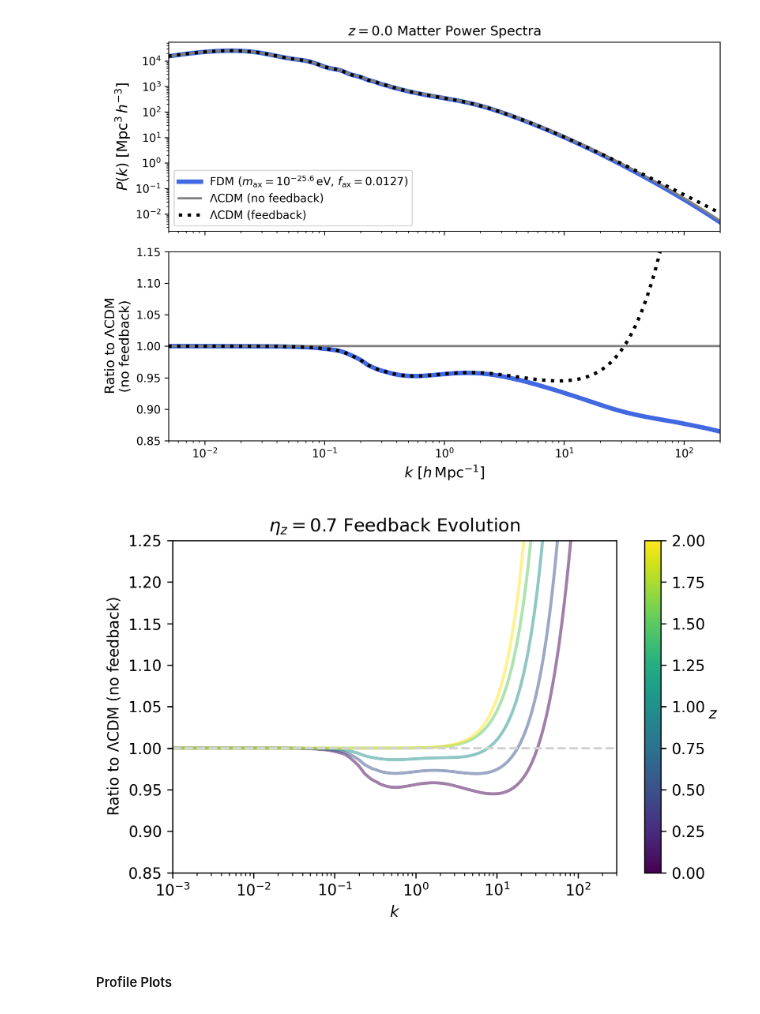
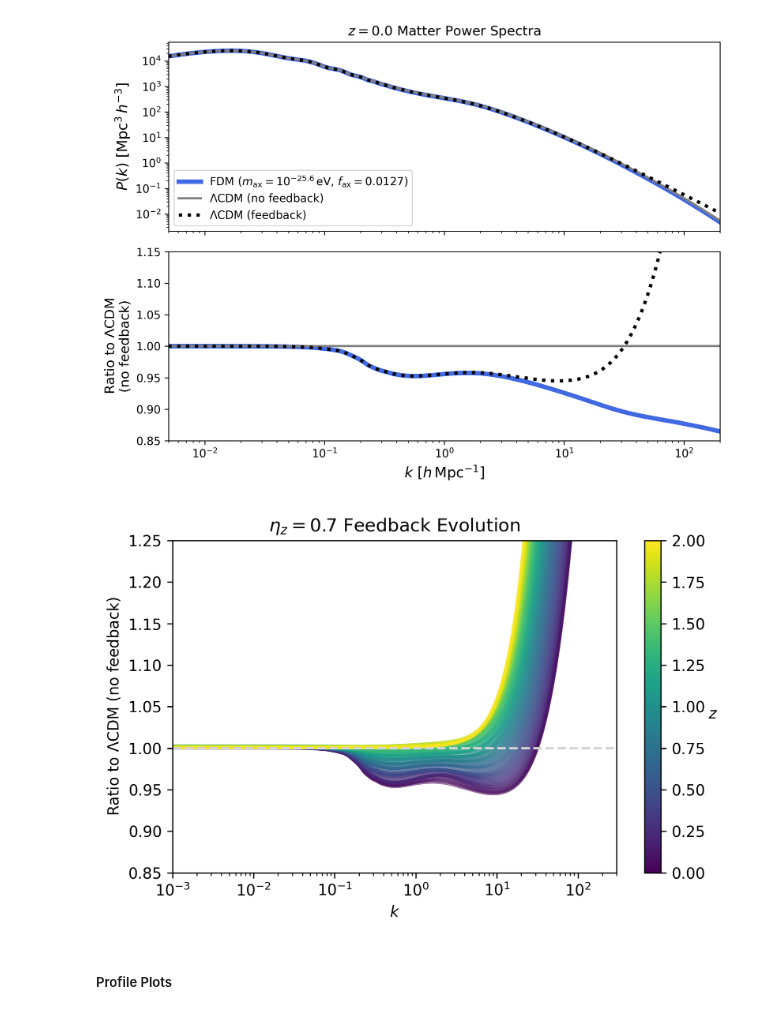
Before and after one commit to joshuaange/FeedbackMimic, a Jupyter notebook: output_plots.ipynb, the cells around one changed output. Saved outputs shown, nothing was run; the diff lists cells and outputs as text; code cells hidden in the pictures.

```diff
--- a/output_plots.ipynb
+++ b/output_plots.ipynb
@@ -93,41 +93,41 @@ etaz = 0.7
 K_ARR  = np.logspace(-6, 6, 8192)
 R_ARR  = np.logspace(-4, np.log10(1 / K_ARR.min()), 1500)
 
-#z_arr      = np.linspace(0.0, 2.0, 81)
-z_arr = [0.0,0.5,1.0,1.5,2.0]
+z_arr      = np.linspace(0.0, 2.0, 81)
+#z_arr = [0.0,0.5,1.0,1.5,2.0]
 cmap = plt.cm.viridis
 colors = cmap(np.linspace(0, 1, len(z_arr)))
 
 for z, color in zip(z_arr, colors):
     with open(f"results/halo_model/{z}_data_LCDM_full2h_preferred.pkl", "rb") as f:
         data_LCDM = pickle.load(f)
     k_arr_HMCode = data_LCDM['power_spec_dic']['k']
 
     feedback_model = f"etaz{etaz}_preferred_cooled"
-    #baryonic_profile = np.load(f"results/feedback_models/{feedback_model}/utilde_results_gamma{gamma_val}_z{z}.npy",allow_pickle=True)[()]
-    baryonic_profile = np.load(f"results/profile_matching/{feedback_model}/utilde_results_gamma{gamma_val}_25it_z{z}.npy",allow_pickle=True)[()]
+    baryonic_profile = np.load(f"results/feedback_models/{feedback_model}/utilde_results_gamma{gamma_val}_z{z}.npy",allow_pickle=True)[()]
+    #baryonic_profile = np.load(f"results/profile_matching/{feedback_model}/utilde_results_gamma{gamma_val}_25it_z{z}.npy",allow_pickle=True)[()]
 
     ax1.semilogx(k_arr_HMCode, baryonic_profile[-1]['P']/data_LCDM['P'], c=color, ls='-',lw=2.,alpha=0.5)
 
 # Colorbar
 sm = plt.cm.ScalarMappable(cmap=cmap, norm=plt.Normalize(vmin=0.0, vmax=2.0))
 sm.set_array([])
 cbar = plt.colorbar(sm, ax=ax1)
 cbar.set_label(r'$z$', rotation=0, labelpad=5)
 
 ax1.axhline(1.0, c='lightgray', ls='--')
 
 ax1.set_xlabel(r'$k$')
 ax1.set_ylabel(r'Ratio to $\Lambda$CDM (no feedback)')
 
 ax1.set_ylim(0.85,1.25)
 ax1.set_xlim(1e-3,3e2)
 ax1.set_title(fr"$\eta_z = {etaz}$ Feedback Evolution")
 
 plt.tight_layout()
 plt.show()
 # %% [output]
-[figure, old version]
+[figure, new version]
 # %% [markdown]
 ##### Profile Plots
 # %%
```
Also changed, not shown: 1 other file.
